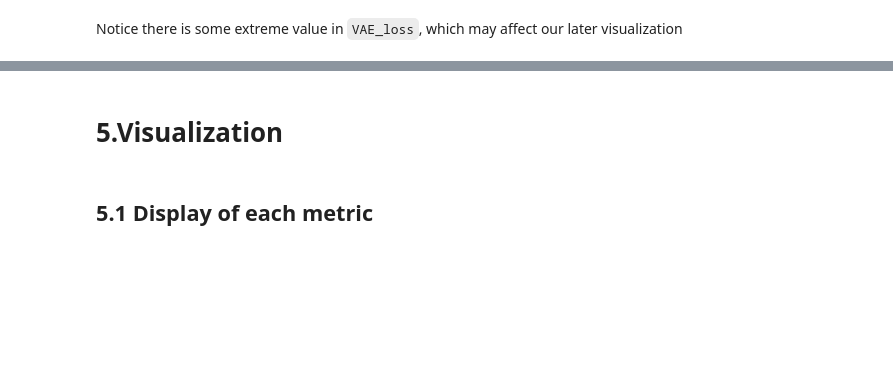
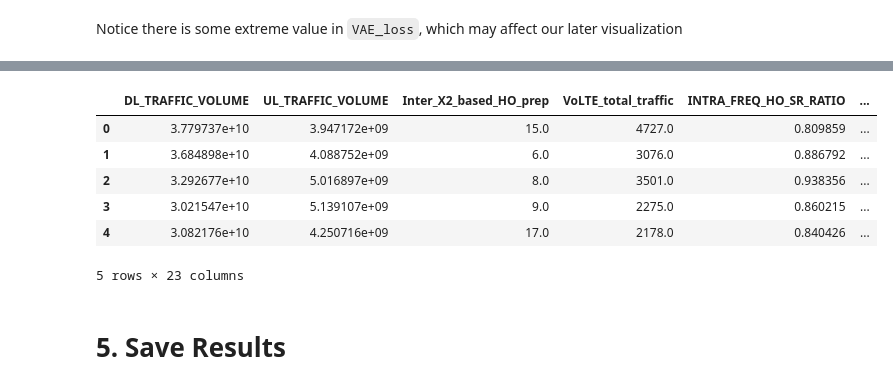
Before and after one commit to petitepepper/Anomaly-Detection_BYOND, a Jupyter notebook: 1_Modeling.ipynb, the cells around one changed output, grey strips where cells are left out. Cells and saved outputs as stored; diff of their text form; code cells hidden in the pictures; blank space fills up the shorter version.

```diff
--- a/1_Modeling.ipynb
+++ b/1_Modeling.ipynb
@@ -362,3 +359,13 @@ max         0.742910
 Name: VAE_IF_score, dtype: float64
+# %%
+df.head()
+# %% [output]
+|  | DL_TRAFFIC_VOLUME | UL_TRAFFIC_VOLUME | Inter_X2_based_HO_prep | VoLTE_total_traffic | INTRA_FREQ_HO_SR_RATIO | ... |
+| 0 | 3.779737e+10 | 3.947172e+09 | 15.0 | 4727.0 | 0.809859 | ... |
+| 1 | 3.684898e+10 | 4.088752e+09 | 6.0 | 3076.0 | 0.886792 | ... |
+| 2 | 3.292677e+10 | 5.016897e+09 | 8.0 | 3501.0 | 0.938356 | ... |
+| 3 | 3.021547e+10 | 5.139107e+09 | 9.0 | 2275.0 | 0.860215 | ... |
+| 4 | 3.082176e+10 | 4.250716e+09 | 17.0 | 2178.0 | 0.840426 | ... |
+5 rows × 23 columns
 # %% [markdown]
-# 5.Visualization
+# 5. Save Results
@@ -367,2 +371,0 @@ metrics = ['IF_score','VAE_loss','VAE_IF_score']
-# %% [markdown]
-## 5.1 Display of each metric
```
Also changed, not shown: parts of 31 cells of this notebook, 16 other files.
